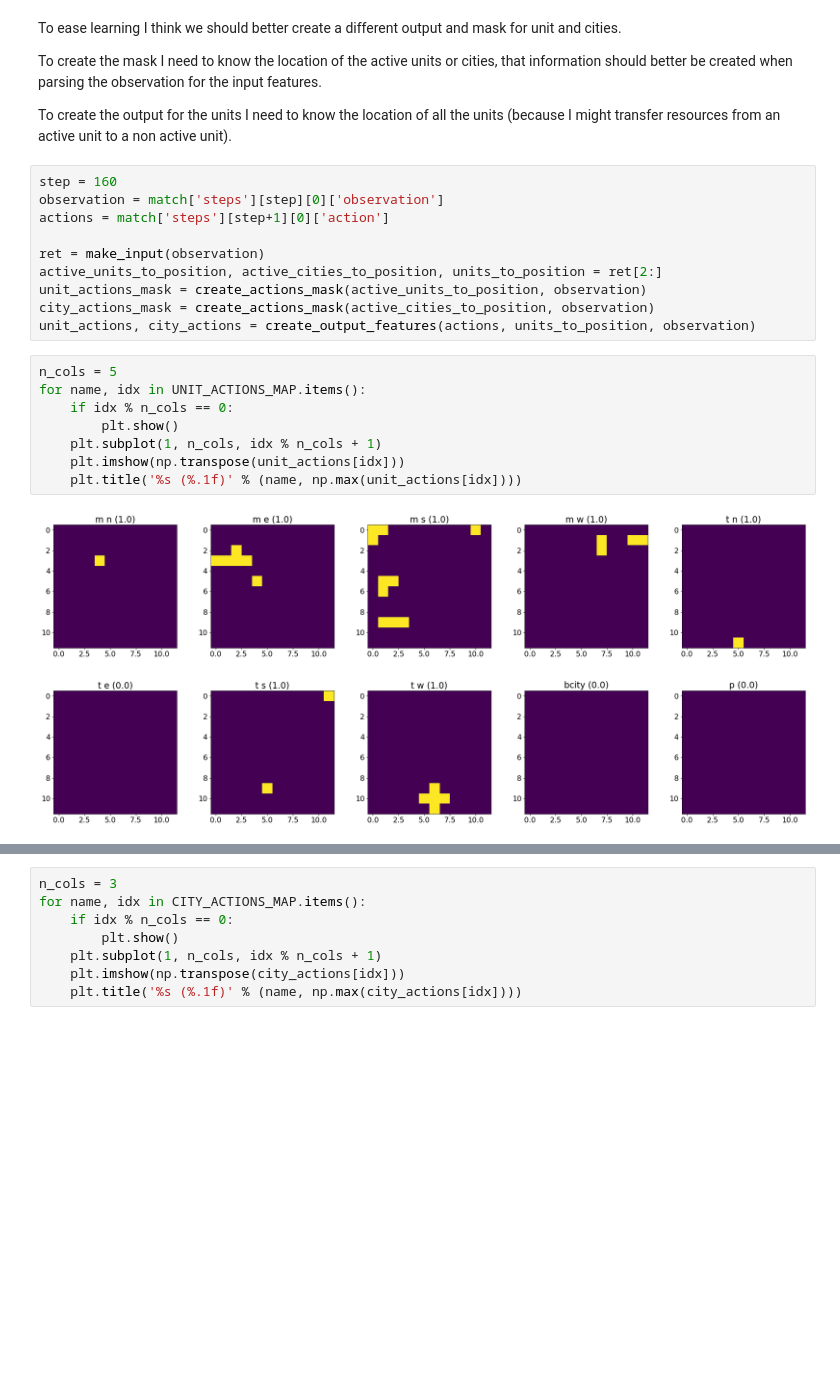
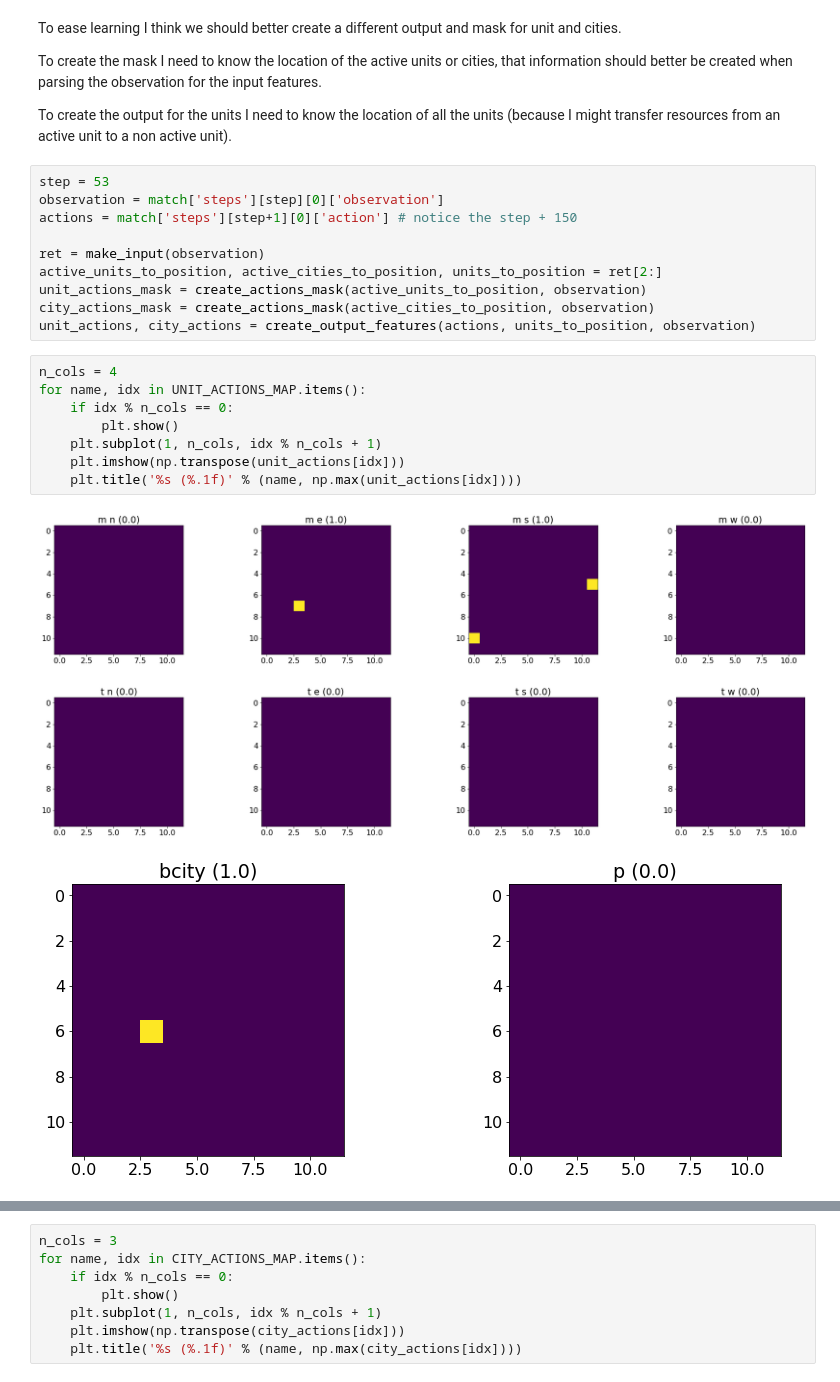
Before and after one commit to ironbar/luxai, a Jupyter notebook: notebooks/005_game_features_for_imitation_learning.ipynb, the cells around one changed output, grey strips where cells are left out. Cells and saved outputs as stored; diff of their text form; blank space fills up the shorter version.

```diff
--- a/notebooks/005_game_features_for_imitation_learning.ipynb
+++ b/notebooks/005_game_features_for_imitation_learning.ipynb
@@ -116,9 +116,9 @@ To create the mask I need to know the location of the active units or cities, th
 
 To create the output for the units I need to know the location of all the units (because I might transfer resources from an active unit to a non active unit).
 # %%
-step = 160
+step = 53
 observation = match['steps'][step][0]['observation']
-actions = match['steps'][step+1][0]['action']
+actions = match['steps'][step+1][0]['action'] # notice the step + 150
 
 ret = make_input(observation)
 active_units_to_position, active_cities_to_position, units_to_position = ret[2:]
@@ -126,16 +126,17 @@ unit_actions_mask = create_actions_mask(active_units_to_position, observation)
 city_actions_mask = create_actions_mask(active_cities_to_position, observation)
 unit_actions, city_actions = create_output_features(actions, units_to_position, observation)
 # %%
-n_cols = 5
+n_cols = 4
 for name, idx in UNIT_ACTIONS_MAP.items():
     if idx % n_cols == 0:
         plt.show()
     plt.subplot(1, n_cols, idx % n_cols + 1)
     plt.imshow(np.transpose(unit_actions[idx]))
     plt.title('%s (%.1f)' % (name, np.max(unit_actions[idx])))
 # %% [output]
-[figure, old version]
+[figure, new version]
-[figure, old version]
+[figure, new version]
+[figure, added]
 # %%
 plt.subplot(121)
 plt.title('unit_actions_mask')
```
Also changed, not shown: parts of 1 cell of this notebook, 3 other files.
